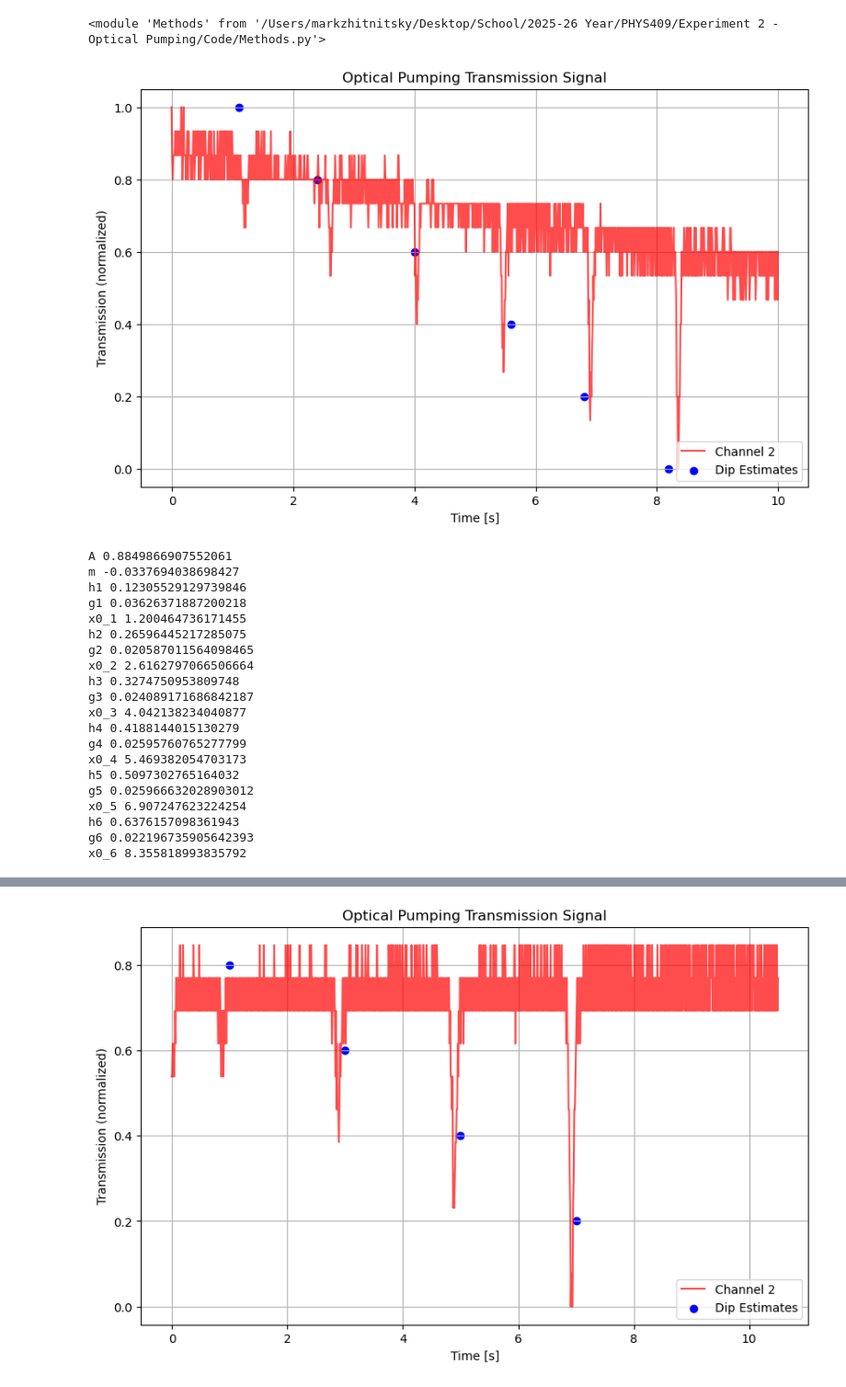
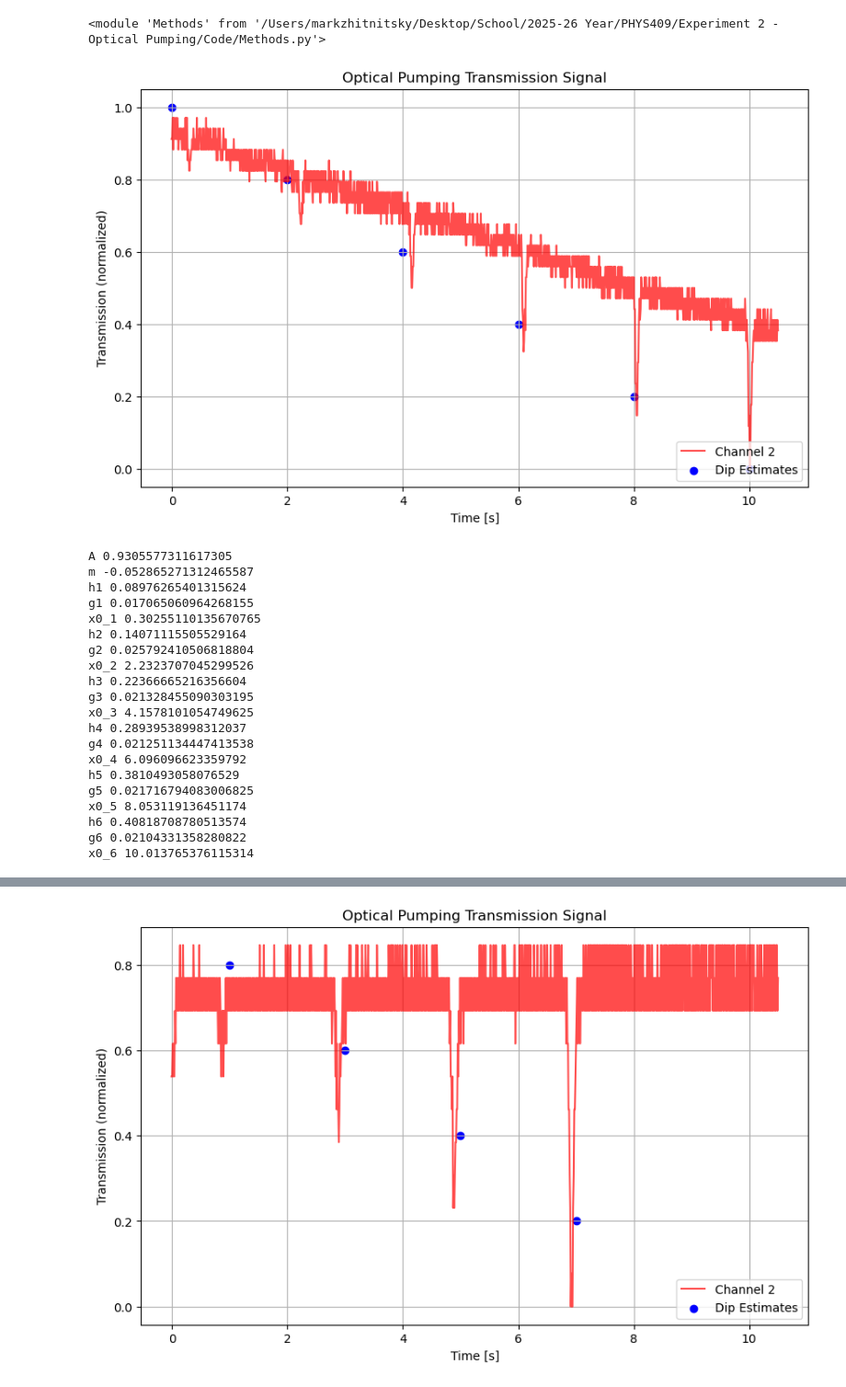
Before and after one commit to MarkZhit/PHYS409-Optical_Pumping, a Jupyter notebook: quadraticZeemanCollection.ipynb, the cells around one changed output, grey strips where cells are left out. Shown at 92% size. Cells and saved outputs as stored; diff of their text form; code cells hidden in the pictures.

```diff
--- a/quadraticZeemanCollection.ipynb
+++ b/quadraticZeemanCollection.ipynb
@@ -13,58 +13,61 @@ importlib.reload(m)
 # %% [output]
 <module 'Methods' from '/Users/markzhitnitsky/Desktop/School/2025-26 Year/PHYS409/Experiment 2 - Optical Pumping/Code/Methods.py'>
 # %%
-freq = 5.9
+freq = 8.83
 date = "Mar 23"
-vHoriz = 735.27 # mV
+vHoriz = 1.094 # V
 savename = "10s measurement " + date + " - " + str(freq).replace('.', 'p') + "MHz"
-time, y1, y2, y2_norm = m.read_transmission_csv("./data/" + date + " measurement/" + str(freq).replace('.', 'p') + "MHz_" + str(vHoriz).replace('.', 'p') + "mV.csv")
-vHoriz = vHoriz / 1000
+# time, y1, y2, y2_norm = m.read_transmission_csv("./data/" + date + " measurement/" + str(freq).replace('.', 'p') + "MHz_10s_" + str(vHoriz).replace('.', 'p') + ".csv")
+time, y1, y2, y2_norm = m.read_transmission_csv("./data/" + date + " measurement/" + str(freq).replace('.', 'p') + "MHz_" + str(vHoriz).replace('.', 'p') + "V.csv")
+# time, y1, y2, y2_norm = m.read_transmission_csv("./data/" + date + " measurement/" + str(freq).replace('.', 'p') + "MHz_10s.csv")
+# vHoriz = (vHoriz) / 1000
+vShift = ufloat(vHoriz,0.0001)
 # %%
-t0 = 1
+t0 = 0.5
 tf = 11
 nCutBeginning = (t0 // (time[1] - time[0])).astype(int)
 nCutEnd = ((time[-1] - tf) // (time[1] - time[0])).astype(int)
 
 time_cutFirst = time[nCutBeginning:len(time)-nCutEnd] - t0
 y2_norm_cutFirst = y2_norm[nCutBeginning:len(time)-nCutEnd]
 
-x0s = np.array([1.1,2.4,4,5.6,6.8,8.2])
+x0s = np.array([0,2,4,6,8,10])
 
 m.plot_quadraticZeeman_sextuple_transmission(time_cutFirst, y2_norm_cutFirst, x0s, savename)
 # %% [output]
-[figure, old version]
+[figure, new version]
 # %%
 #    (A, h1, g1, x0_1, h2, g2, x0_2,  h3, g3, x0_3):
 variables = ["A", "m", "h1", "g1", "x0_1", "h2", "g2", "x0_2",  "h3", "g3", "x0_3",  "h4", "g4", "x0_4",  "h5", "g5", "x0_5",  "h6", "g6", "x0_6"]
 p0 = (1, -0.02, 0.2, 0.3, x0s[0], 0.3, 0.1, x0s[1], 0.5, 0.1, x0s[2], 0.5, 0.1, x0s[3], 0.5, 0.1, x0s[4], 0.5, 0.1, x0s[5])
 lower_bound = (0,-1,0,0,0,0,0,0,0,0,0,0,0,0,0,0,0,0,0,0)
-upper_bound = (2,0,2,2,100,2,2,100,2,2,100,2,2,100,2,2,100,2,2,100)
+upper_bound = (2,0,2,2,1,2,2,3,2,2,5,2,2,7,2,2,9,2,2,11)
 bounds = [lower_bound, upper_bound]
 popt, pcov = curve_fit(m.sextuple_lorentz, time_cutFirst, y2_norm_cutFirst, p0=p0, bounds=bounds)
 perr = np.sqrt(np.diag(pcov))
 for val, name in zip(popt,variables):
     print(name, val)
 # %% [output]
-A 0.8849866907552061
-m -0.0337694038698427
-h1 0.12305529129739846
-g1 0.03626371887200218
-x0_1 1.200464736171455
-h2 0.26596445217285075
-g2 0.020587011564098465
-x0_2 2.6162797066506664
-h3 0.3274750953809748
-g3 0.024089171686842187
-x0_3 4.042138234040877
-h4 0.4188144015130279
-g4 0.02595760765277799
-x0_4 5.469382054703173
-h5 0.5097302765164032
-g5 0.025966632028903012
-x0_5 6.907247623224254
-h6 0.6376157098361943
-g6 0.022196735905642393
-x0_6 8.355818993835792
+A 0.9305577311617305
+m -0.052865271312465587
+h1 0.08976265401315624
+g1 0.017065060964268155
+x0_1 0.30255110135670765
+h2 0.14071115505529164
+g2 0.025792410506818804
+x0_2 2.2323707045299526
+h3 0.22366665216356604
+g3 0.021328455090303195
+x0_3 4.1578101054749625
+h4 0.28939538998312037
+g4 0.021251134447413538
+x0_4 6.096096623359792
+h5 0.3810493058076529
+g5 0.021716794083006825
+x0_5 8.053119136451174
+h6 0.40818708780513574
+g6 0.02104331358280822
+x0_6 10.013765376115314
 # %%
 m.plot_fitted_transmission(time_cutFirst, y2_norm_cutFirst, popt, m.sextuple_lorentz, "fit to " + savename)
 # %% [output]
```
Also changed, not shown: parts of 2 cells of this notebook, 36 other files.
